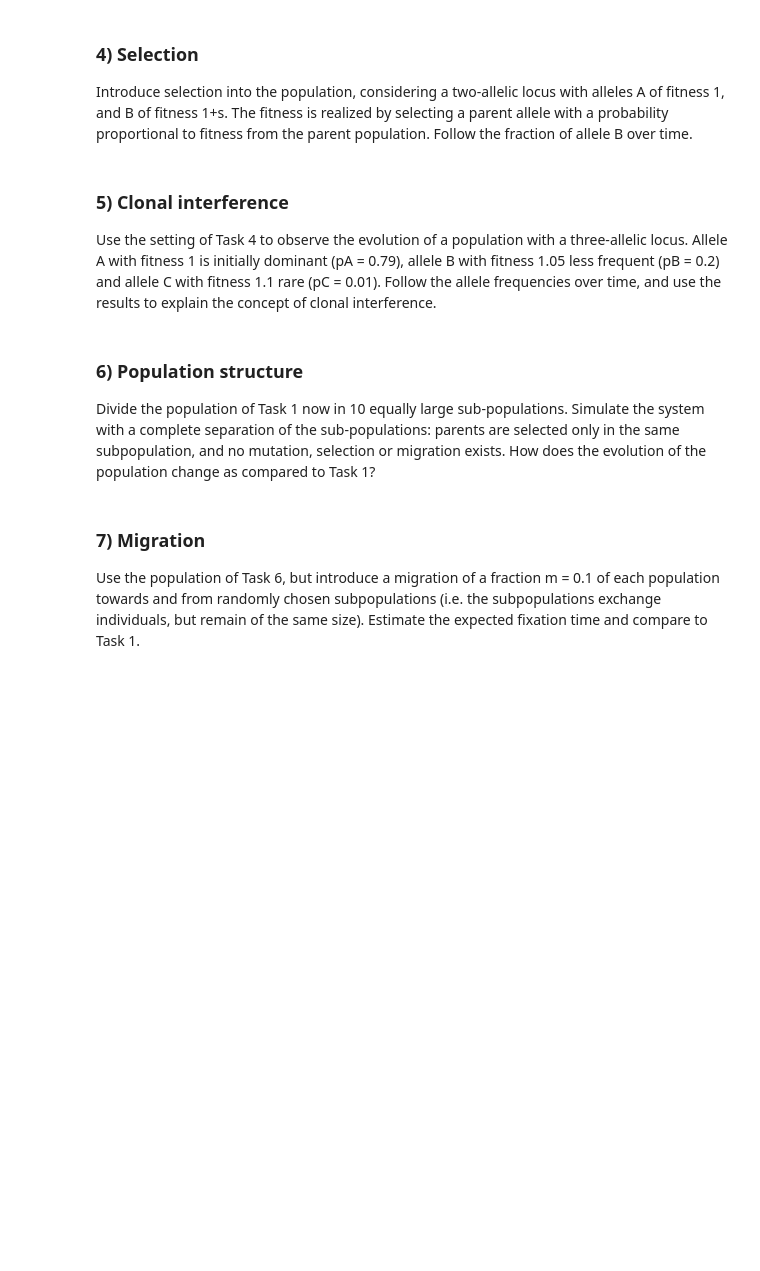
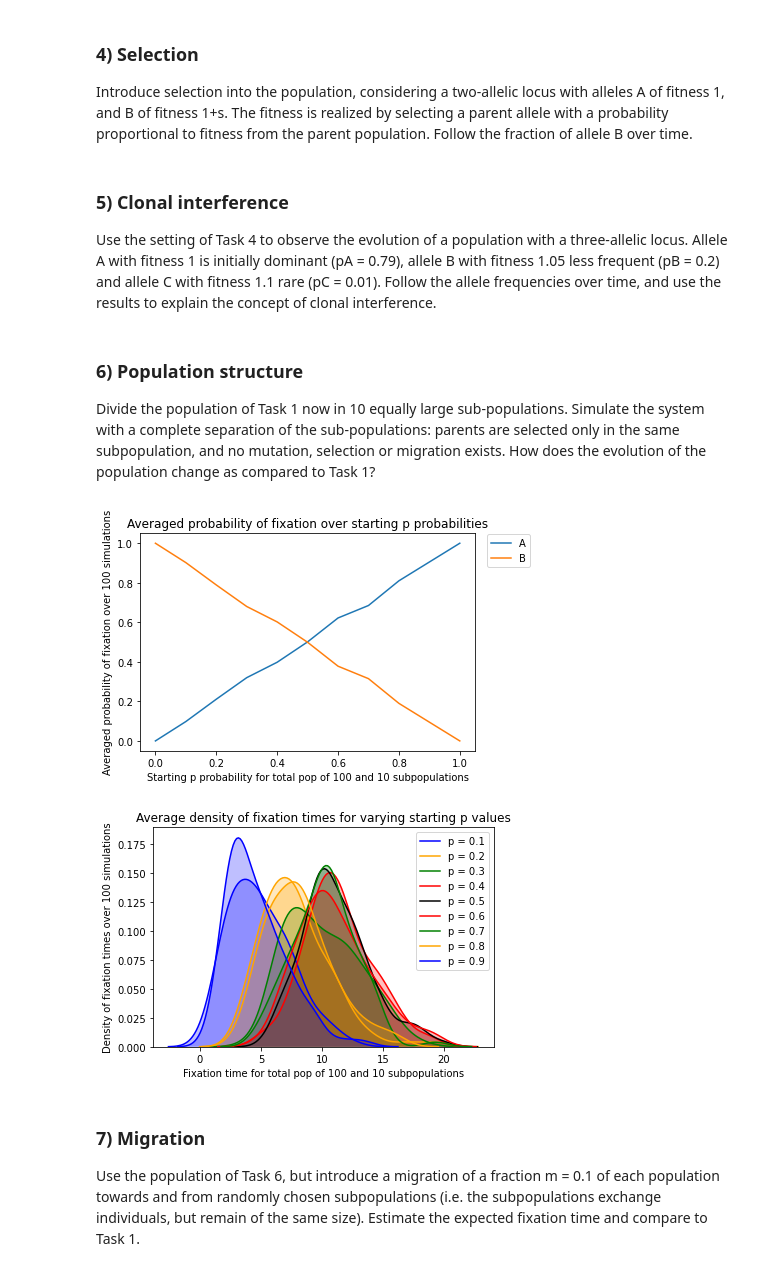
Before and after one commit to yann-zhong/GPOP-Project-YZ, a Jupyter notebook: Project_Yann_Zhong.ipynb, the cells around one changed output. Saved outputs shown, nothing was run; the diff lists cells and outputs as text; code cells hidden in the pictures; blank space fills up the shorter version.

Commit message:
Ex6 done

```diff
--- a/Project_Yann_Zhong.ipynb
+++ b/Project_Yann_Zhong.ipynb
@@ -469,3 +518,78 @@ of the population change as compared to Task 1?
+# %%
+# FUNCTIONS AND PLOTS TO VISUALISE AVERAGE FIXATION TIMES AND FIXATION PROBABILITIES
+# PROBABILITIES HAVE BEEN AVERAGED OVER 10 SUBPOPULATIONS AND 100 SIMULATIONS
+# FIXATION TIMES HAVE NOT BEEN AVERAGED, HENCE WHY THE DENSITY PLOTS (1000 TOTAL VALUES)
+
+p = 0.5
+q = 1- p
+p_range = np.arange(0,1.1,0.1)      # Test probs from 0.1 to 0.9 in increments (9 items in list)
+q_range = 1 - p_range               # 0.9 to 0.1 (not useful here, though)
+
+generations = 800
+population = 100
+simulations = 100
+subpopulation_nb = 10
+
+def clonal_subpopulations_fix_time_n_prob(p,q,generations,population,subpopulation_nb,simulations):
+
+    all_fix_times = []
+    all_fix_alleles = []
+    all_average_fix_times = []
+
+    for i in range(simulations):
+        fetch = clonal_subpopulations(p,q,generations,population,subpopulation_nb)
+        all_fix_alleles.append(fetch[1])
+        all_fix_times.append(fetch[2])
+        all_average_fix_times.append(fetch[3])
+
+    A_count = 0
+    for row in all_fix_alleles:
+        for letter in row:
+            if letter == "A":
+                A_count+=1
+    A_fixation_prob = (A_count/(simulations*subpopulation_nb))
+    # IMPORTANT: the above fixation probability is done by counting the total number of A occurences in a (simulation*nb of subpopulations)
+    # 1000 size list. Essentially, we average 10 subpopulations' * 100 simulations' probability of fixing A - so only one value is returned.
+
+    return all_average_fix_times,A_fixation_prob
+
+# Averaged fixation probabilities for starting p = 0.1 to 0.9
+
+ten_fix_probs = [clonal_subpopulations_fix_time_n_prob(p_range[i],q_range[i],generations,population,subpopulation_nb,simulations)[1] for i in range(len(p_range))]
+
+plt.figure()
+plt.plot(np.arange(0,1.1,0.1),ten_fix_probs,label="A")
+plt.plot(np.arange(0,1.1,0.1),list(np.ones(11)-ten_fix_probs),label="B")
+
+plt.xlabel("Starting p probability for total pop of "+str(population)+" and "+str(subpopulation_nb)+" subpopulations")
+plt.ylabel("Averaged probability of fixation over 100 simulations")
+plt.title("Averaged probability of fixation over starting p probabilities")
+plt.legend(bbox_to_anchor=(1.02, 1.02), loc='upper left')
+plt.show()
+
+# Density plot of average fixation times for starting p = 0.1 to 0.9
+
+ten_density_funcs = [clonal_subpopulations_fix_time_n_prob(p_range[j],q_range[j],generations,population,subpopulation_nb,simulations)[0] for j in range(len(p_range))]
+fig, ax = plt.subplots()
+sns.kdeplot(ten_density_funcs[1],shade=True,color="blue",label="p = 0.1")
+sns.kdeplot(ten_density_funcs[2],shade=True,color="orange",label="p = 0.2")
+sns.kdeplot(ten_density_funcs[3],shade=True,color="green",label="p = 0.3")
+sns.kdeplot(ten_density_funcs[4],shade=True,color="red",label="p = 0.4")
+sns.kdeplot(ten_density_funcs[5],shade=True,color="black",label="p = 0.5")
+sns.kdeplot(ten_density_funcs[6],shade=True,color="red",label="p = 0.6")
+sns.kdeplot(ten_density_funcs[7],shade=True,color="green",label="p = 0.7")
+sns.kdeplot(ten_density_funcs[8],shade=True,color="orange",label="p = 0.8")
+sns.kdeplot(ten_density_funcs[9],shade=True,color="blue",label="p = 0.9")
+# Note: deliberately made "symmetrical" starting p values the same colors
+
+plt.title("Average density of fixation times for varying starting p values")
+plt.xlabel("Fixation time for total pop of "+str(population)+" and "+str(subpopulation_nb)+" subpopulations")
+plt.ylabel("Density of fixation times over "+ str(simulations)+ " simulations")
+plt.tight_layout()
+plt.show()
+# %% [output]
+[figure, added]
+[figure, added]
 # %% [markdown]
 ### **7) Migration**
 Use the population of Task 6, but introduce a migration of a fraction m = 0.1 of each
```
Also changed, not shown: parts of 6 cells of this notebook, 1 other file.
